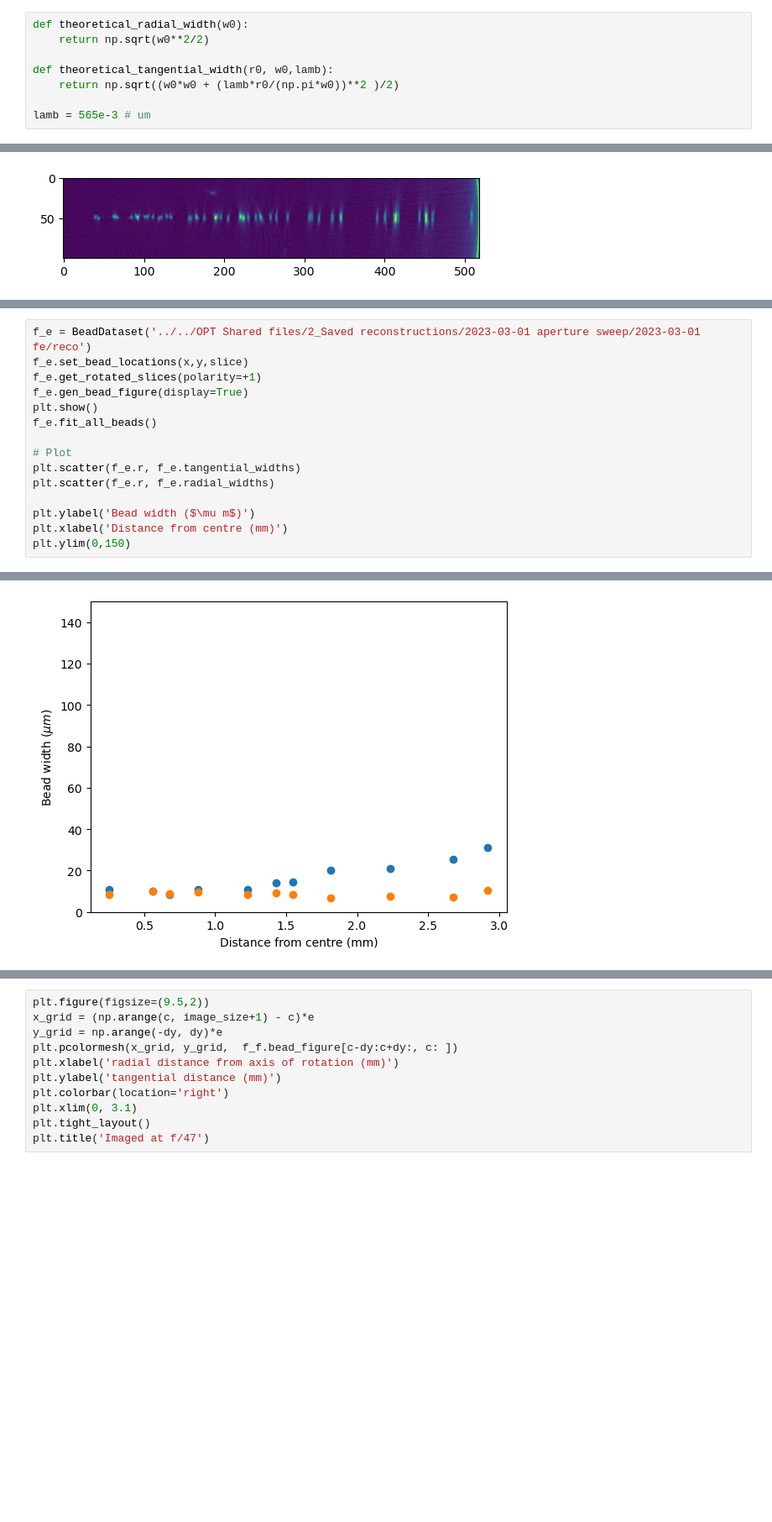
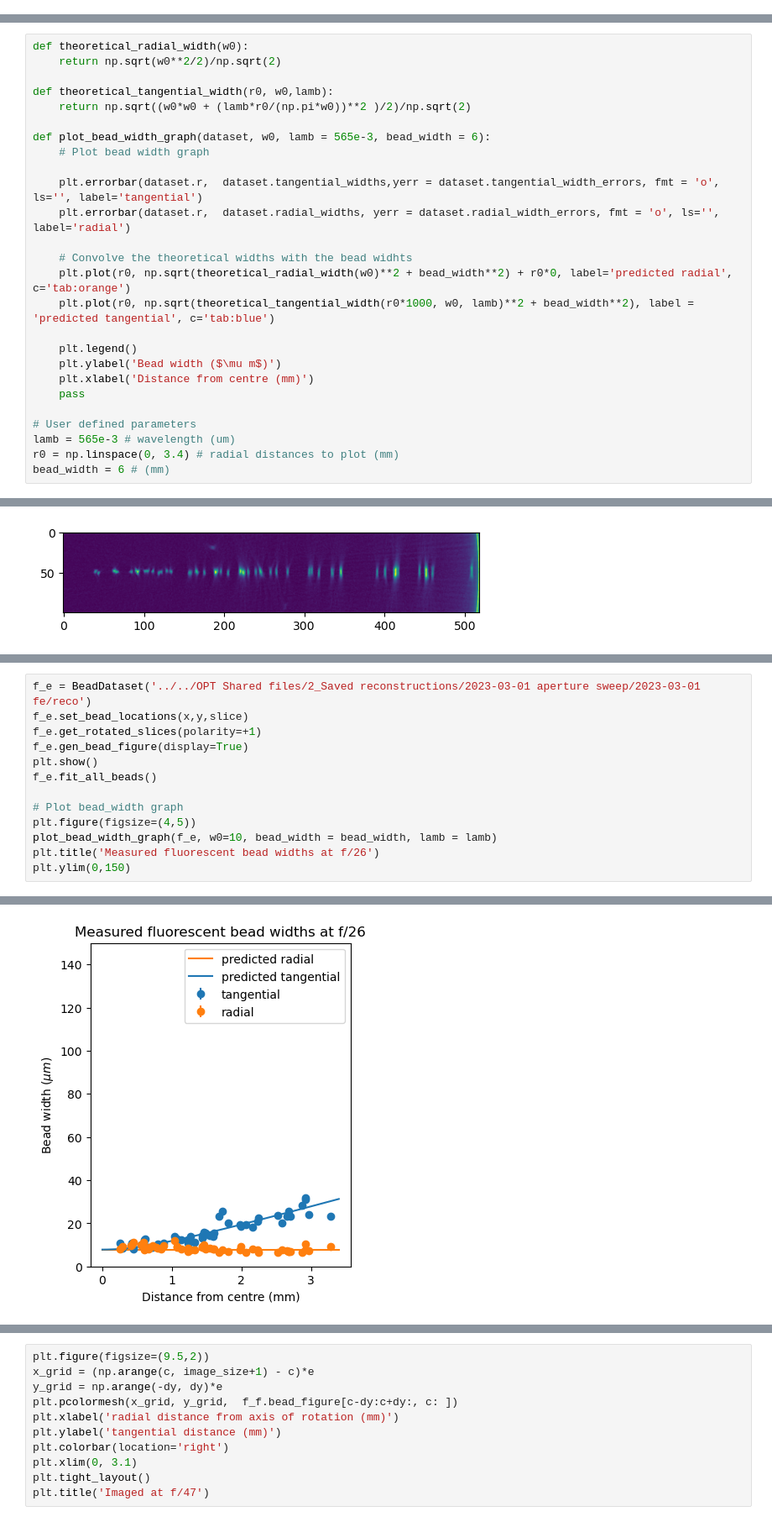
Before and after one commit to kwokkenton/optea, a Jupyter notebook: bead/bead-analyser.ipynb, the cells around one changed output, grey strips where cells are left out. Shown at 84% size. Drawn from its saved outputs; the diff is of its cells as text; blank space fills up the shorter version.

Commit message:
update bead analyser and matlab

```diff
--- a/bead/bead-analyser.ipynb
+++ b/bead/bead-analyser.ipynb
@@ -258,10 +243,2 @@ array([51, 22, 49, 29,  5, 43, 15,  8, 40, 27,  4, 25, 17, 32, 38,  3,  1,
 # %% [markdown]
 van der Horst PSF model for vanilla OPT
-# %%
-def theoretical_radial_width(w0):
-    return np.sqrt(w0**2/2)
-
-def theoretical_tangential_width(r0, w0,lamb):
-    return np.sqrt((w0*w0 + (lamb*r0/(np.pi*w0))**2 )/2)
-
-lamb = 565e-3 # um
@@ -286,0 +245,26 @@ Text(0.5, 1.0, 'Measured fluorescent bead widths at f/6')
+# %%
+def theoretical_radial_width(w0):
+    return np.sqrt(w0**2/2)/np.sqrt(2)
+
+def theoretical_tangential_width(r0, w0,lamb):
+    return np.sqrt((w0*w0 + (lamb*r0/(np.pi*w0))**2 )/2)/np.sqrt(2)
+
+def plot_bead_width_graph(dataset, w0, lamb = 565e-3, bead_width = 6):
+    # Plot bead width graph
+
+    plt.errorbar(dataset.r,  dataset.tangential_widths,yerr = dataset.tangential_width_errors, fmt = 'o', ls='', label='tangential')
+    plt.errorbar(dataset.r,  dataset.radial_widths, yerr = dataset.radial_width_errors, fmt = 'o', ls='', label='radial')
+
+    # Convolve the theoretical widths with the bead widhts
+    plt.plot(r0, np.sqrt(theoretical_radial_width(w0)**2 + bead_width**2) + r0*0, label='predicted radial', c='tab:orange')
+    plt.plot(r0, np.sqrt(theoretical_tangential_width(r0*1000, w0, lamb)**2 + bead_width**2), label = 'predicted tangential', c='tab:blue')
+
+    plt.legend()
+    plt.ylabel('Bead width ($\mu m$)')
+    plt.xlabel('Distance from centre (mm)')
+    pass
+
+# User defined parameters
+lamb = 565e-3 # wavelength (um)
+r0 = np.linspace(0, 3.4) # radial distances to plot (mm)
+bead_width = 6 # (mm)
@@ -338,11 +328,9 @@ f_e.gen_bead_figure(display=True)
 plt.show()
 f_e.fit_all_beads()
 
-# Plot
-plt.scatter(f_e.r, f_e.tangential_widths)
-plt.scatter(f_e.r, f_e.radial_widths)
-
-plt.ylabel('Bead width ($\mu m$)')
-plt.xlabel('Distance from centre (mm)')
+# Plot bead_width graph
+plt.figure(figsize=(4,5))
+plot_bead_width_graph(f_e, w0=10, bead_width = bead_width, lamb = lamb)
+plt.title('Measured fluorescent bead widths at f/26')
 plt.ylim(0,150)
 # %% [output]
@@ -350,2 +338,2 @@ plt.ylim(0,150)
 (0.0, 150.0)
-[figure, old version]
+[figure, new version]
```
Also changed, not shown: parts of 31 cells of this notebook, 3 other files.
